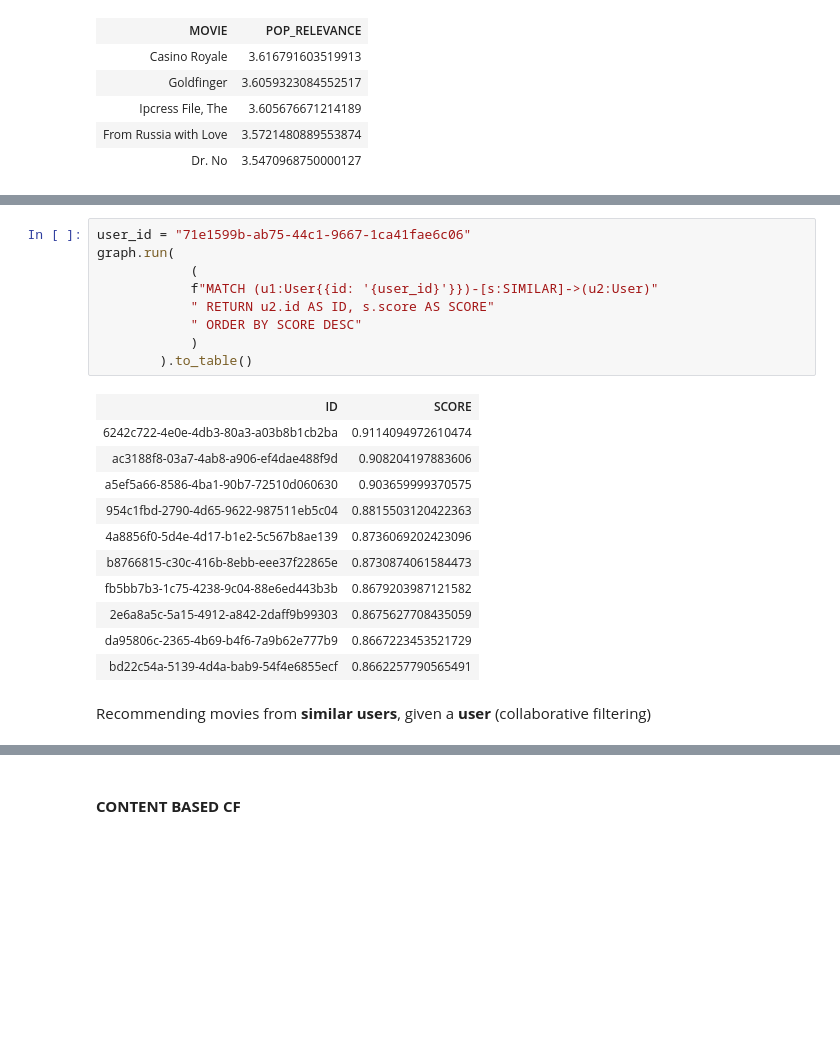
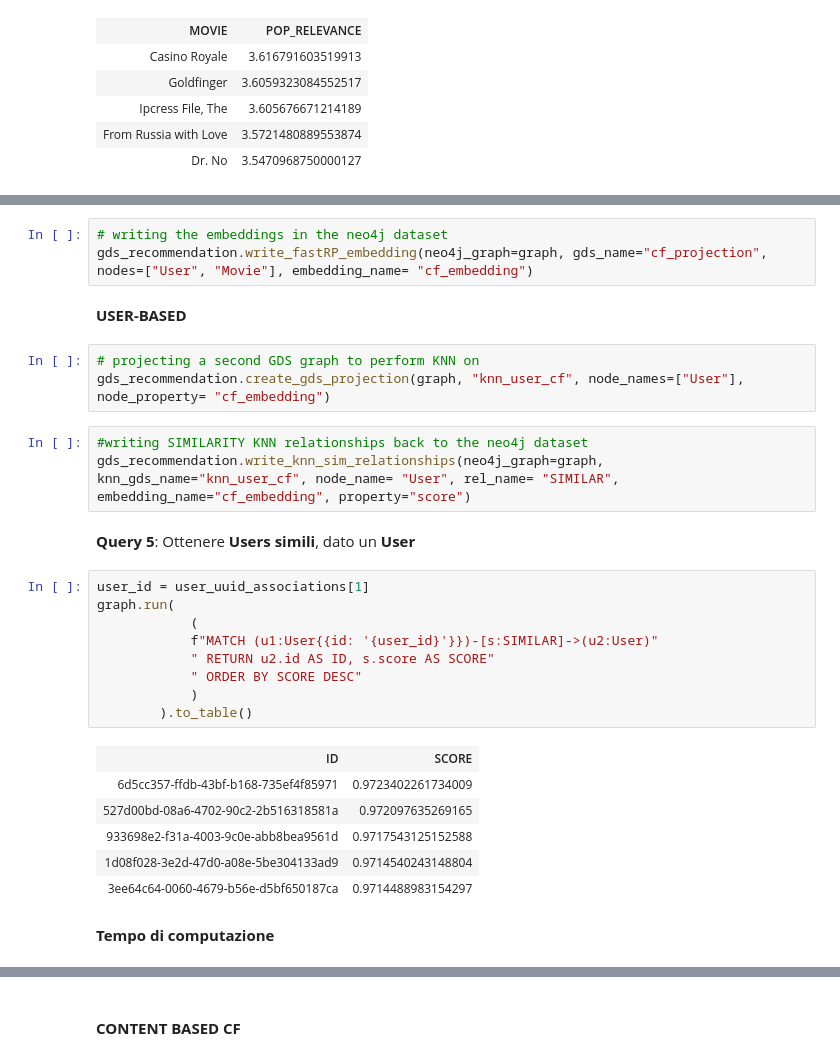
Before and after one commit to aleceress/movielens_rs, a Jupyter notebook: queries.ipynb, the cells around one changed output, grey strips where cells are left out. Saved outputs shown, nothing was run; the diff lists cells and outputs as text; blank space fills up the shorter version.

```diff
--- a/queries.ipynb
+++ b/queries.ipynb
@@ -374,23 +310,31 @@ Get __similar users__, given a __user__
+# %%
+# writing the embeddings in the neo4j dataset
+gds_recommendation.write_fastRP_embedding(neo4j_graph=graph, gds_name="cf_projection", nodes=["User", "Movie"], embedding_name= "cf_embedding")
+# %% [markdown]
+__USER-BASED__
+# %%
+# projecting a second GDS graph to perform KNN on
+gds_recommendation.create_gds_projection(graph, "knn_user_cf", node_names=["User"], node_property= "cf_embedding")
+# %%
+#writing SIMILARITY KNN relationships back to the neo4j dataset
+gds_recommendation.write_knn_sim_relationships(neo4j_graph=graph, knn_gds_name="knn_user_cf", node_name= "User", rel_name= "SIMILAR", embedding_name="cf_embedding", property="score")
+# %% [markdown]
+__Query 5__: Ottenere __Users simili__, dato un __User__
 # %%
-user_id = "71e1599b-ab75-44c1-9667-1ca41fae6c06"
+user_id = user_uuid_associations[1]
 graph.run(
             (
             f"MATCH (u1:User{{id: '{user_id}'}})-[s:SIMILAR]->(u2:User)"
             " RETURN u2.id AS ID, s.score AS SCORE"
             " ORDER BY SCORE DESC"
             )
         ).to_table()
 # %% [output]
 | ID | SCORE |
-| 6242c722-4e0e-4db3-80a3-a03b8b1cb2ba | 0.9114094972610474 |
-| ac3188f8-03a7-4ab8-a906-ef4dae488f9d | 0.908204197883606 |
-| a5ef5a66-8586-4ba1-90b7-72510d060630 | 0.903659999370575 |
-| 954c1fbd-2790-4d65-9622-987511eb5c04 | 0.8815503120422363 |
-| 4a8856f0-5d4e-4d17-b1e2-5c567b8ae139 | 0.8736069202423096 |
-| b8766815-c30c-416b-8ebb-eee37f22865e | 0.8730874061584473 |
-| fb5bb7b3-1c75-4238-9c04-88e6ed443b3b | 0.8679203987121582 |
-| 2e6a8a5c-5a15-4912-a842-2daff9b99303 | 0.8675627708435059 |
-| da95806c-2365-4b69-b4f6-7a9b62e777b9 | 0.8667223453521729 |
-| bd22c54a-5139-4d4a-bab9-54f4e6855ecf | 0.8662257790565491 |
+| 6d5cc357-ffdb-43bf-b168-735ef4f85971 | 0.9723402261734009 |
+| 527d00bd-08a6-4702-90c2-2b516318581a | 0.972097635269165 |
+| 933698e2-f31a-4003-9c0e-abb8bea9561d | 0.9717543125152588 |
+| 1d08f028-3e2d-47d0-a08e-5be304133ad9 | 0.9714540243148804 |
+| 3ee64c64-0060-4679-b56e-d5bf650187ca | 0.9714488983154297 |
-# %% [markdown]
-Recommending movies from __similar users__, given a __user__ (collaborative filtering)
+# %% [markdown]
+__Tempo di computazione__
```
Also changed, not shown: parts of 55 cells of this notebook, 2 other files.
